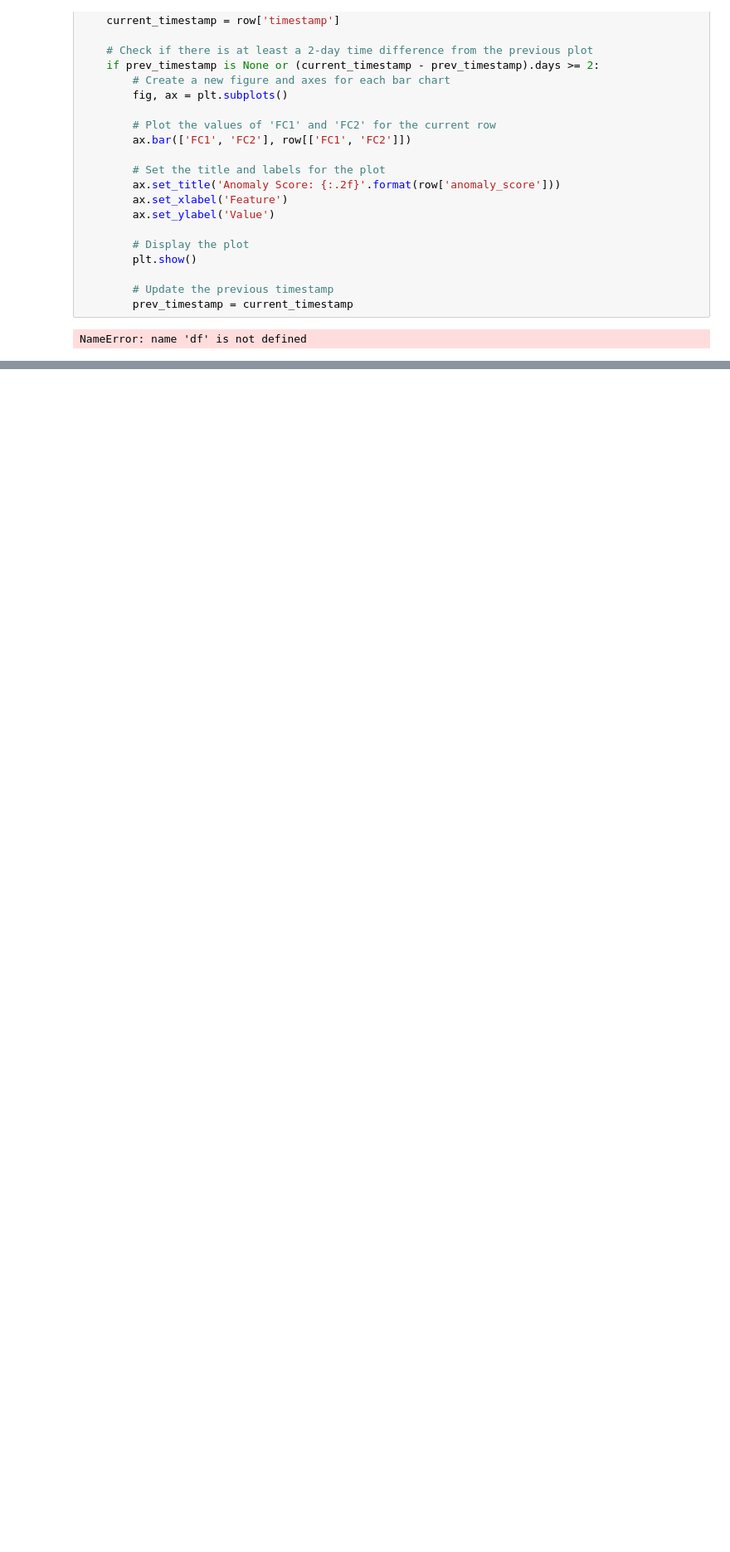
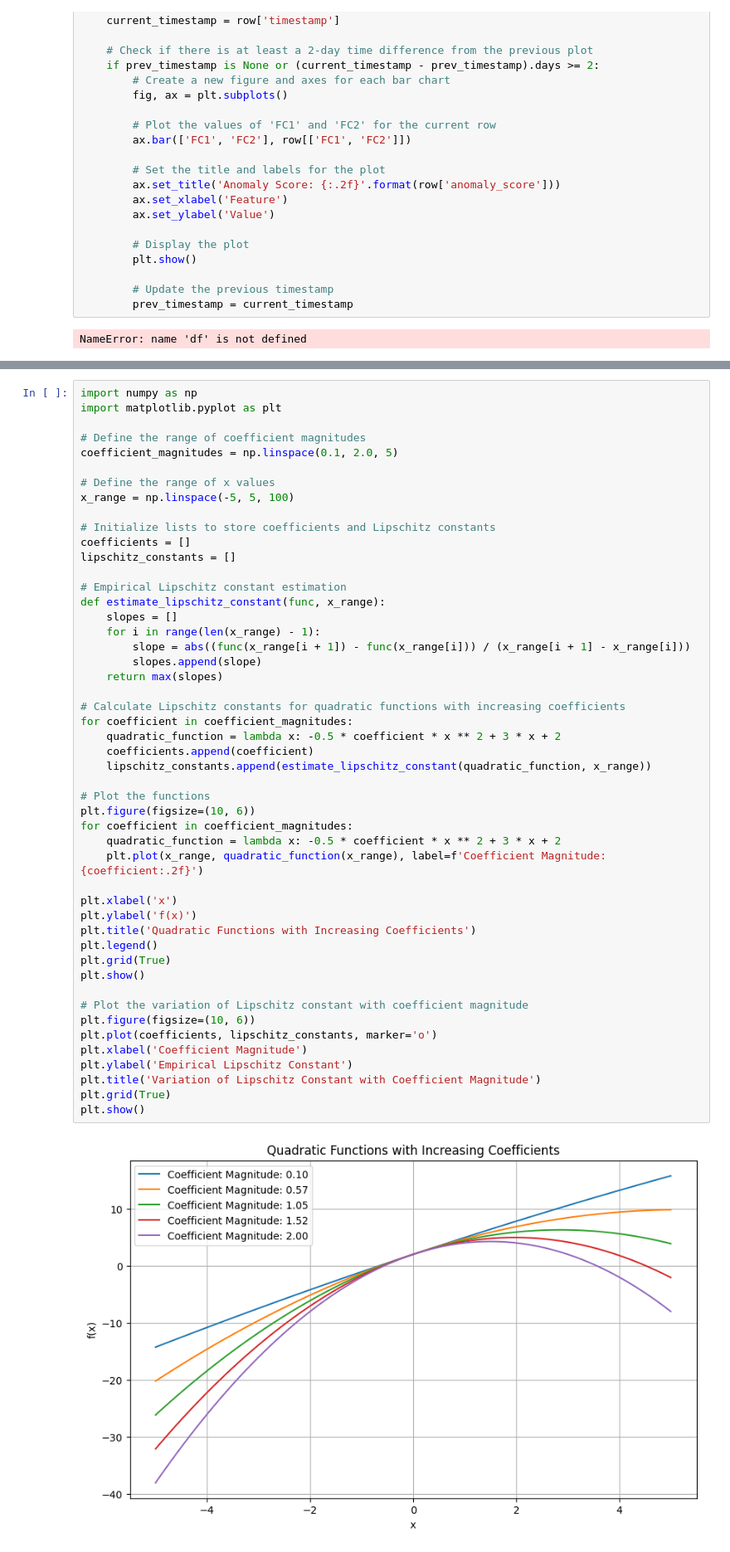
Before and after one commit to pmrai/gpt_share, a Jupyter notebook: test.ipynb, the cells around one changed output, grey strips where cells are left out. Shown at 83% size. Saved outputs shown, nothing was run; the diff lists cells and outputs as text; blank space fills up the shorter version.

```diff
--- a/test.ipynb
+++ b/test.ipynb
@@ -1640,0 +1758,51 @@ else:
+# %%
+import numpy as np
+import matplotlib.pyplot as plt
+
+# Define the range of coefficient magnitudes
+coefficient_magnitudes = np.linspace(0.1, 2.0, 5)
+
+# Define the range of x values
+x_range = np.linspace(-5, 5, 100)
+
+# Initialize lists to store coefficients and Lipschitz constants
+coefficients = []
+lipschitz_constants = []
+
+# Empirical Lipschitz constant estimation
+def estimate_lipschitz_constant(func, x_range):
+    slopes = []
+    for i in range(len(x_range) - 1):
+        slope = abs((func(x_range[i + 1]) - func(x_range[i])) / (x_range[i + 1] - x_range[i]))
+        slopes.append(slope)
+    return max(slopes)
+
+# Calculate Lipschitz constants for quadratic functions with increasing coefficients
+for coefficient in coefficient_magnitudes:
+    quadratic_function = lambda x: -0.5 * coefficient * x ** 2 + 3 * x + 2
+    coefficients.append(coefficient)
+    lipschitz_constants.append(estimate_lipschitz_constant(quadratic_function, x_range))
+
+# Plot the functions
+plt.figure(figsize=(10, 6))
+for coefficient in coefficient_magnitudes:
+    quadratic_function = lambda x: -0.5 * coefficient * x ** 2 + 3 * x + 2
+    plt.plot(x_range, quadratic_function(x_range), label=f'Coefficient Magnitude: {coefficient:.2f}')
+
+plt.xlabel('x')
+plt.ylabel('f(x)')
+plt.title('Quadratic Functions with Increasing Coefficients')
+plt.legend()
+plt.grid(True)
+plt.show()
+
+# Plot the variation of Lipschitz constant with coefficient magnitude
+plt.figure(figsize=(10, 6))
+plt.plot(coefficients, lipschitz_constants, marker='o')
+plt.xlabel('Coefficient Magnitude')
+plt.ylabel('Empirical Lipschitz Constant')
+plt.title('Variation of Lipschitz Constant with Coefficient Magnitude')
+plt.grid(True)
+plt.show()
+# %% [output]
+[figure, added]
```
Also changed, not shown: parts of 6 cells of this notebook.
